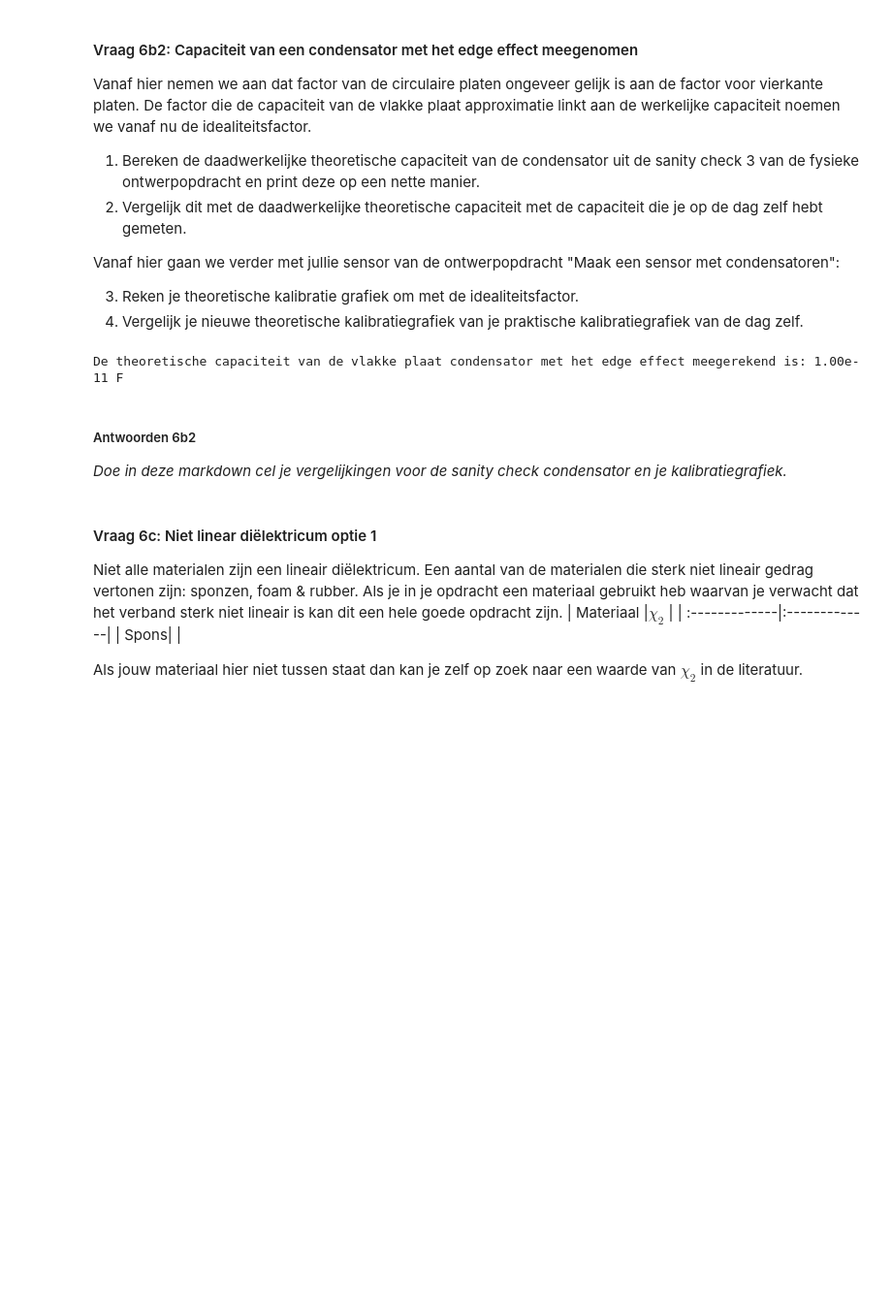
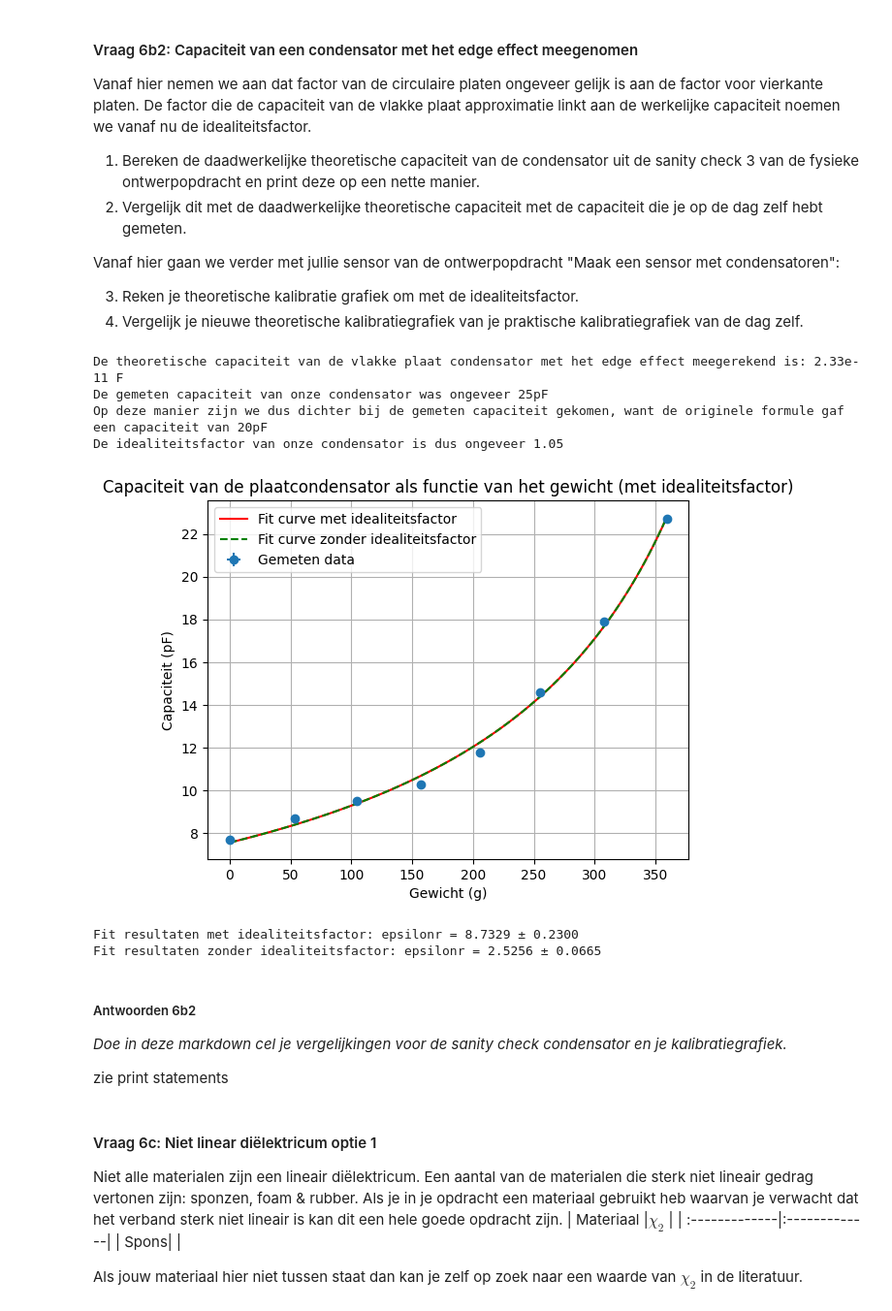
Before and after one commit to Ikbenjamin07/opdrachten-DEF-D, a Jupyter notebook: DigitaleOntwerpopdrachten/1CondensatorOpdracht/CondensatorOntwerpopdracht.ipynb, the cells around one changed output. Shown at 97% size. Drawn from its saved outputs; the diff is of its cells as text; code cells hidden in the pictures; blank space fills up the shorter version.

```diff
--- a/DigitaleOntwerpopdrachten/1CondensatorOpdracht/CondensatorOntwerpopdracht.ipynb
+++ b/DigitaleOntwerpopdrachten/1CondensatorOpdracht/CondensatorOntwerpopdracht.ipynb
@@ -981,38 +975,60 @@ Vanaf hier gaan we verder met jullie sensor van de ontwerpopdracht "Maak een sen
 # %%
 # Schrijf hier jouw code die de vlakke plaat capaciteit omschrijft naar de werkelijke capaciteit
 epsilon0 = 8.854e-12  # permittiviteit van vacuum (F/m)
 
 
 def C_met_edge_effect_(l, b, d, epsilonr):
     C = epsilon0 * epsilonr * l * b / d * (1 + d/b*(1.31809))
     return C #in Ah
 
 l = 0.1  # lengte in meters
 b = 0.1  # breedte in meters
-d = 0.01  # afstand in meters
+d = 0.004  # afstand in meters
 epsilonr = 1  # diëlektrische constante (karton)
 
 C = C_met_edge_effect_(l, b, d, epsilonr)
 print(f"De theoretische capaciteit van de vlakke plaat condensator met het edge effect meegerekend is: {C:.2e} F")
+print(f"De gemeten capaciteit van onze condensator was ongeveer 25pF")
+print(f"Op deze manier zijn we dus dichter bij de gemeten capaciteit gekomen, want de originele formule gaf een capaciteit van 20pF")
 
-def tabel_fit(ratio, a, c0):
-    return a * ratio + c0
-ratio = ((8 - 1 * (gewichten)/50)/100)/15
-tabelb = np.array([0.1, 0.2, 0.3, 0.5, 0.7])
-tabelC = np.array([1.31809, 1.58007, 1.83007, 2.31845, 2.80352])
-# Deze waarden hebben een perfect lineair verband, dus we kunnen een fit maken om de C factor te bepalen
-# voor een gegeven ratio.
-popt, pcov = curve_fit(tabel_fit, tabelb, tabelC, p0=[1, 1])
-a, c0 = popt
+ideaaliteitsfactor = C / (epsilon0 * epsilonr * l * b / d)
+print(f"De idealiteitsfactor van onze condensator is dus ongeveer {ideaaliteitsfactor:.2f}")
 
-# def C_niet_ideaal(#relevante parameters):
-    # Jouw berekeningen
+# Nieuwe calibratiegrafiek met ideaaliteitsfactor:
+def fitfunc_ideaal(gewicht, eps, gewicht0):
+    return epsilon0 * eps * l * b /((8 - 1 * (gewicht + gewicht0)/50)/100) * 1e12 * ideaaliteitsfactor
+
+popt_ideaal, pcov_ideaal = curve_fit(fitfunc_ideaal, gewichten, capaciteiten)
+
+xfit_ideaal = np.linspace(gewichten.min(), gewichten.max(), 100)
+yfit_ideaal = fitfunc_ideaal(xfit_ideaal, *popt_ideaal)
+
+plt.figure()
+plt.errorbar(gewichten, capaciteiten, xerr=u_gewichten, yerr=u_capaciteit, fmt='o', label='Gemeten data')
+plt.plot(xfit_ideaal, yfit_ideaal, 'r-', label='Fit curve met idealiteitsfactor')
+plt.plot(xfit, yfit, 'g--', label='Fit curve zonder idealiteitsfactor')
+plt.xlabel('Gewicht (g)')
+plt.ylabel('Capaciteit (pF)')
+plt.title('Capaciteit van de plaatcondensator als functie van het gewicht (met idealiteitsfactor)')
+plt.grid(); plt.legend()
+plt.show()
+
+print(f"Fit resultaten met idealiteitsfactor: epsilonr = {popt_ideaal[0]:.4f} ± {np.sqrt(pcov_ideaal[0, 0]):.4f}")
+print(f"Fit resultaten zonder idealiteitsfactor: epsilonr = {popt[0]:.4f} ± {u_eps_fit:.4f}")
 # %% [output]
-De theoretische capaciteit van de vlakke plaat condensator met het edge effect meegerekend is: 1.00e-11 F
+De theoretische capaciteit van de vlakke plaat condensator met het edge effect meegerekend is: 2.33e-11 F
+De gemeten capaciteit van onze condensator was ongeveer 25pF
+Op deze manier zijn we dus dichter bij de gemeten capaciteit gekomen, want de originele formule gaf een capaciteit van 20pF
+De idealiteitsfactor van onze condensator is dus ongeveer 1.05
+[figure, added]
+Fit resultaten met idealiteitsfactor: epsilonr = 8.7329 ± 0.2300
+Fit resultaten zonder idealiteitsfactor: epsilonr = 2.5256 ± 0.0665
 # %% [markdown]
 ##### Antwoorden 6b2
 
 *Doe in deze markdown cel je vergelijkingen voor de sanity check condensator en je kalibratiegrafiek.*
+
+zie print statements
 # %% [markdown]
 #### Vraag 6c: Niet linear diëlektricum optie 1
 
```
Also changed, not shown: parts of 2 cells of this notebook.
